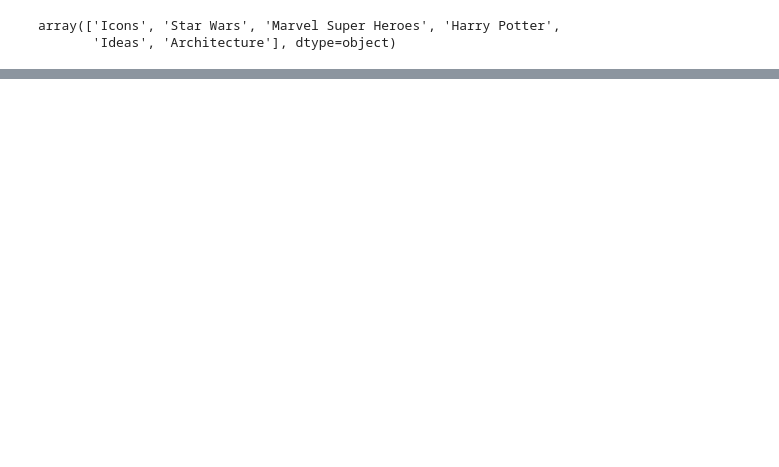
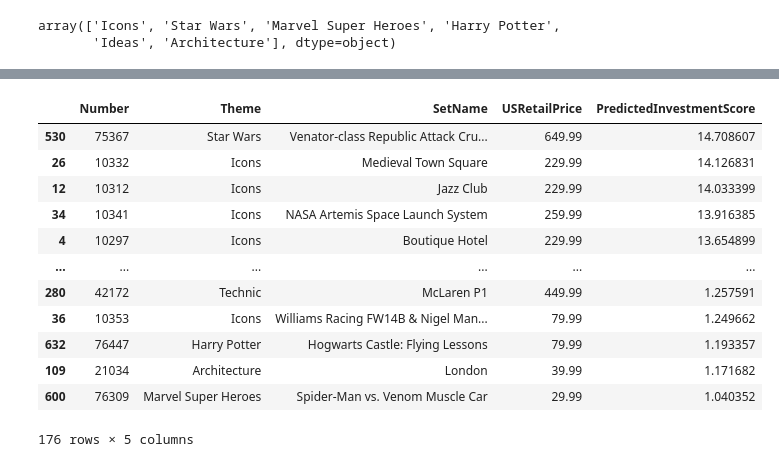
Before and after one commit to luismrtnzgl/ironbrick, a Jupyter notebook: 03_EDA/03_EDA.ipynb, the cells around one changed output, grey strips where cells are left out. Drawn from its saved outputs; the diff is of its cells as text; code cells hidden in the pictures; blank space fills up the shorter version.

```diff
--- a/03_EDA/03_EDA.ipynb
+++ b/03_EDA/03_EDA.ipynb
@@ -526,0 +663,16 @@ array(['Icons', 'Star Wars', 'Marvel Super Heroes', 'Harry Potter',
+# %%
+df_lego_venta_limpio
+# %% [output]
+|  | Number | Theme | SetName | USRetailPrice | PredictedInvestmentScore |
+| 530 | 75367 | Star Wars | Venator-class Republic Attack Cru... | 649.99 | 14.708607 |
+| 26 | 10332 | Icons | Medieval Town Square | 229.99 | 14.126831 |
+| 12 | 10312 | Icons | Jazz Club | 229.99 | 14.033399 |
+| 34 | 10341 | Icons | NASA Artemis Space Launch System | 259.99 | 13.916385 |
+| 4 | 10297 | Icons | Boutique Hotel | 229.99 | 13.654899 |
+| ... | ... | ... | ... | ... | ... |
+| 280 | 42172 | Technic | McLaren P1 | 449.99 | 1.257591 |
+| 36 | 10353 | Icons | Williams Racing FW14B & Nigel Man... | 79.99 | 1.249662 |
+| 632 | 76447 | Harry Potter | Hogwarts Castle: Flying Lessons | 79.99 | 1.193357 |
+| 109 | 21034 | Architecture | London | 39.99 | 1.171682 |
+| 600 | 76309 | Marvel Super Heroes | Spider-Man vs. Venom Muscle Car | 29.99 | 1.040352 |
+176 rows × 5 columns
```
Also changed, not shown: parts of 24 cells of this notebook, 5 other files.
